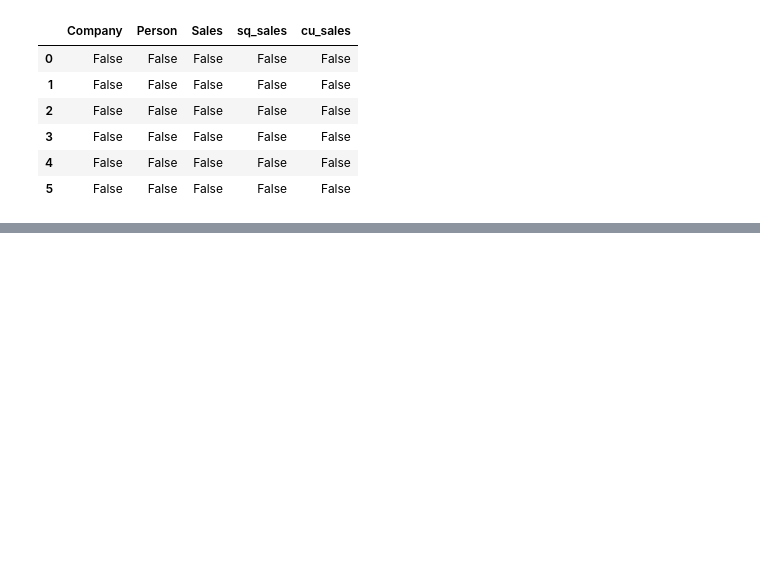
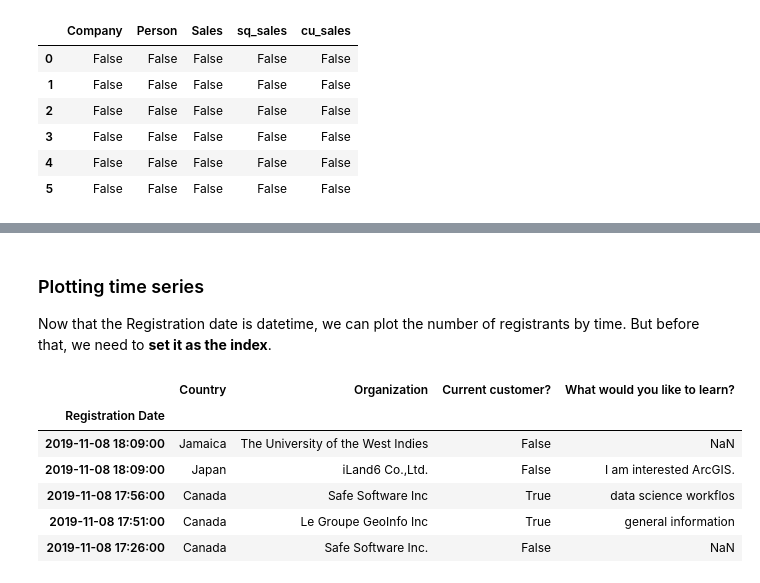
Before and after one commit to AtmaMani/atmamani.github.io, a Jupyter notebook: pages/cheatsheets/pandas/pandas_cheat_sheet_3.ipynb, the cells around one changed output, grey strips where cells are left out. Saved outputs shown, nothing was run; the diff lists cells and outputs as text; code cells hidden in the pictures; blank space fills up the shorter version.

```diff
--- a/pages/cheatsheets/pandas/pandas_cheat_sheet_3.ipynb
+++ b/pages/cheatsheets/pandas/pandas_cheat_sheet_3.ipynb
@@ -121,0 +168,15 @@ comp_df.isnull()
+# %% [markdown]
+### Plotting time series
+Now that the Registration date is datetime, we can plot the number of registrants by time. But before that, we need to **set it as the index**.
+# %%
+registrant_df2.set_index('Registration Date', inplace=True)
+registrant_df2.drop(axis=1, columns=['Unnamed: 0'], inplace=True) # drop bad column
+registrant_df2.head()
+# %% [output]
+|  | Country | Organization | Current customer? | What would you like to learn? |
+| Registration Date |  |  |  |  |
+| 2019-11-08 18:09:00 | Jamaica | The University of the West Indies | False | NaN |
+| 2019-11-08 18:09:00 | Japan | iLand6 Co.,Ltd. | False | I am interested ArcGIS. |
+| 2019-11-08 17:56:00 | Canada | Safe Software Inc | True | data science workflos |
+| 2019-11-08 17:51:00 | Canada | Le Groupe GeoInfo Inc | True | general information |
+| 2019-11-08 17:26:00 | Canada | Safe Software Inc. | False | NaN |
```
Also changed, not shown: parts of 15 cells of this notebook.
